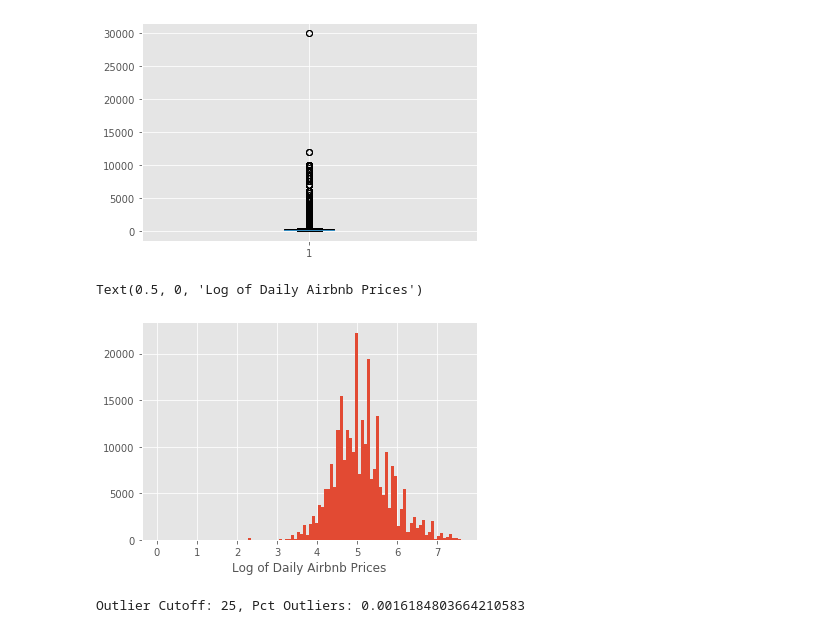
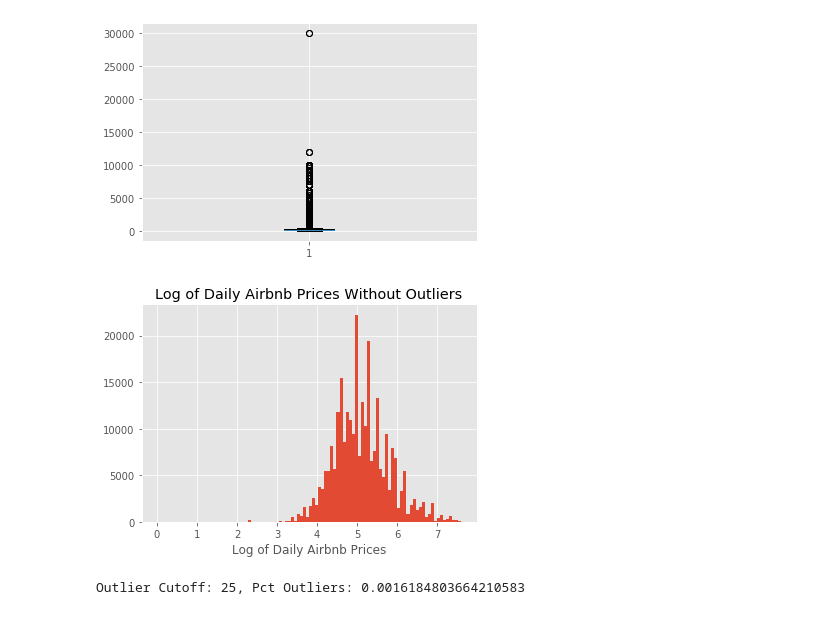
Before and after one commit to sherryduong93/Predict_AirBnB_Listings, a Jupyter notebook: Airbnb_Data_EDA.ipynb, the cells around one changed output. Drawn from its saved outputs; the diff is of its cells as text; code cells hidden in the pictures.

```diff
--- a/Airbnb_Data_EDA.ipynb
+++ b/Airbnb_Data_EDA.ipynb
@@ -295,15 +308,16 @@ plt.boxplot(train_df['price'])
 # %%
 # #Why are we getting negative log?
 crt1 = (train_df['price']<outlier_cutoff)
 crt2 = (train_df['price']>0)
 x = np.log((train_df[crt1 & crt2]['price']))
 x.hist(bins=100)
 plt.xlabel('Log of Daily Airbnb Prices')
+plt.title('Log of Daily Airbnb Prices Without Outliers')
+plt.savefig('Graphs/Log_DailyRates.png', dpi=300)
 # train_df[train_df['price']==0] #Note to self, need to remove/deal with 0
 #More normal distribution. Can decide how to deal with the 0's
 # %% [output]
-Text(0.5, 0, 'Log of Daily Airbnb Prices')
-[figure, old version]
+[figure, new version]
 # %%
 #Visualizing lower end of outliers
 print(f"Outlier Cutoff: {25}, Pct Outliers: {train_df[train_df['price']<25]['price'].count()/len(train_df)}")
```
Also changed, not shown: parts of 78 cells of this notebook, 5 other files.
